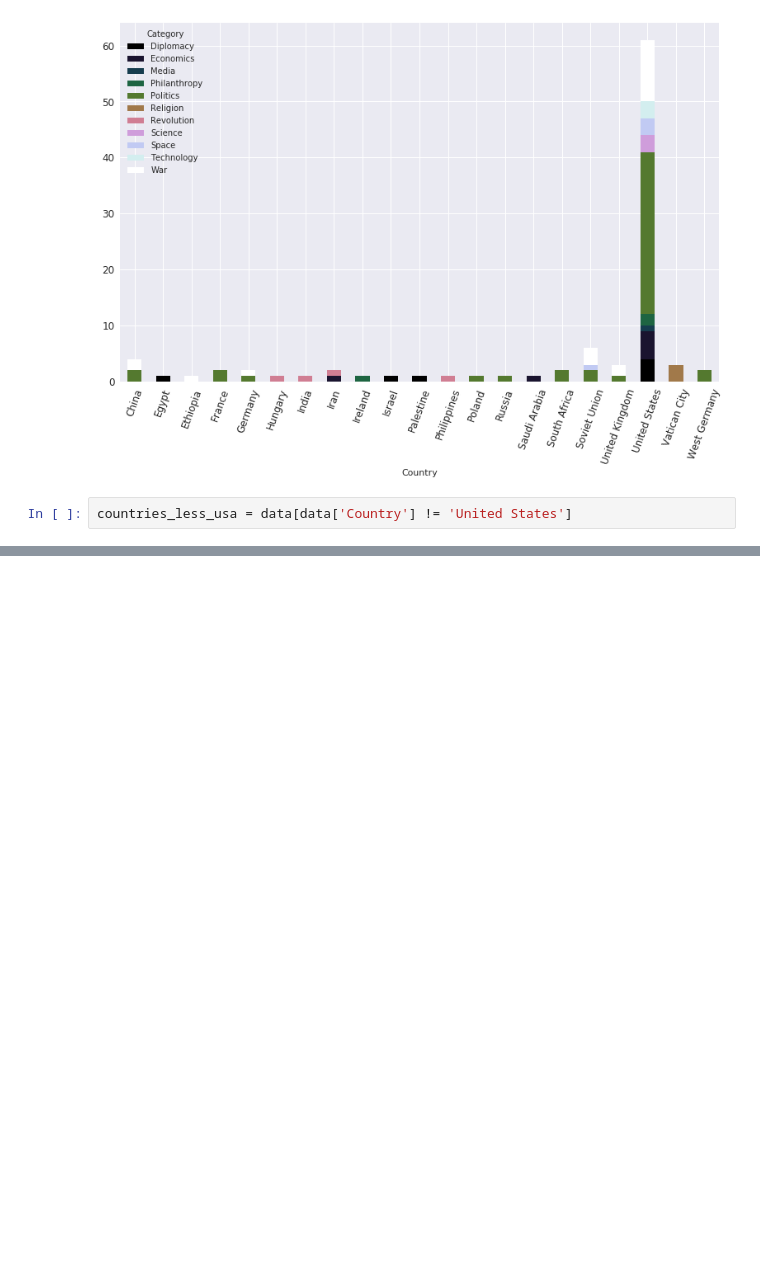
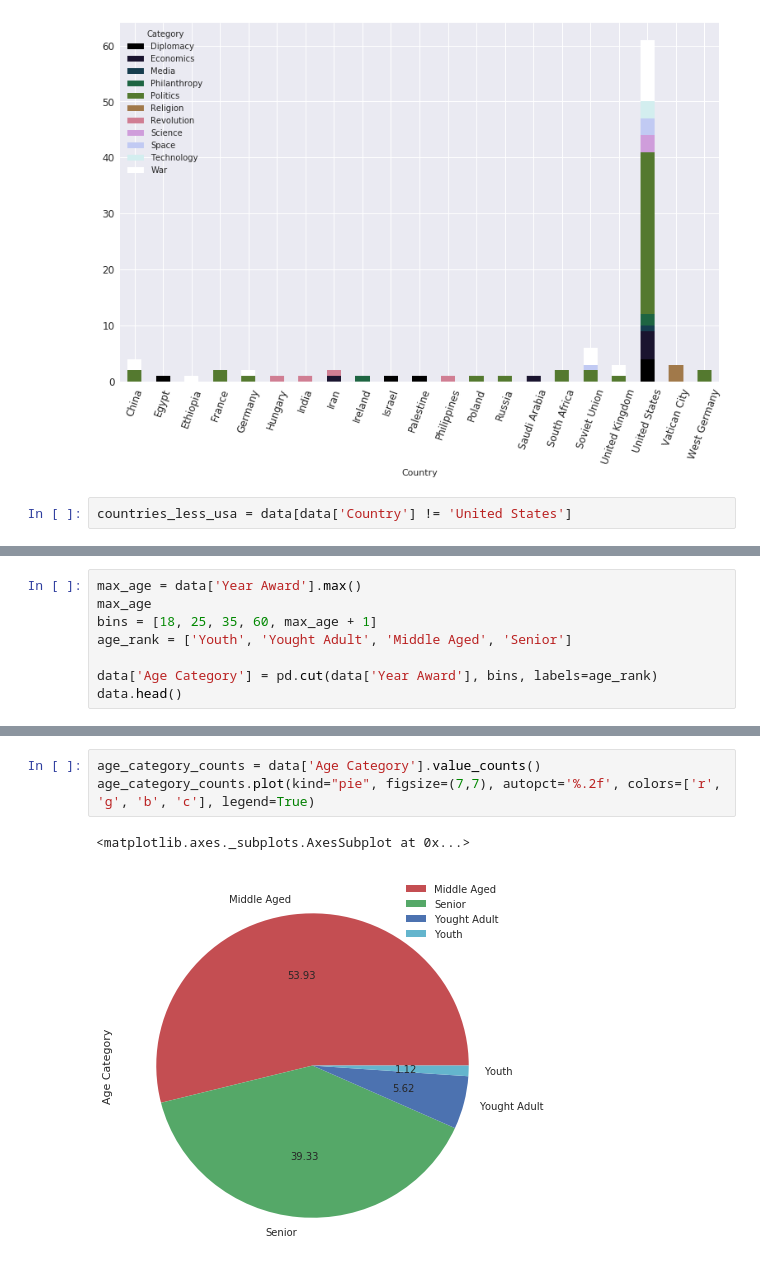
Before and after one commit to torres07/data-visualization, a Jupyter notebook: data-visualization/person-of-the-year/person-of-the-year.ipynb, the cells around one changed output, grey strips where cells are left out. Drawn from its saved outputs; the diff is of its cells as text; blank space fills up the shorter version.

```diff
--- a/data-visualization/person-of-the-year/person-of-the-year.ipynb
+++ b/data-visualization/person-of-the-year/person-of-the-year.ipynb
@@ -83,0 +91,8 @@ category_groupby_less_usa.plot(kind='bar', stacked=True, figsize=(12,8), colorma
+# %%
+max_age = data['Year Award'].max()
+max_age
+bins = [18, 25, 35, 60, max_age + 1]
+age_rank = ['Youth', 'Yought Adult', 'Middle Aged', 'Senior']
+
+data['Age Category'] = pd.cut(data['Year Award'], bins, labels=age_rank)
+data.head()
@@ -83,0 +106,6 @@ category_groupby_less_usa.plot(kind='bar', stacked=True, figsize=(12,8), colorma
+# %%
+age_category_counts = data['Age Category'].value_counts()
+age_category_counts.plot(kind="pie", figsize=(7,7), autopct='%.2f', colors=['r', 'g', 'b', 'c'], legend=True)
+# %% [output]
+<matplotlib.axes._subplots.AxesSubplot at 0x...>
+[figure, added]
```
Also changed, not shown: parts of 7 cells of this notebook.
